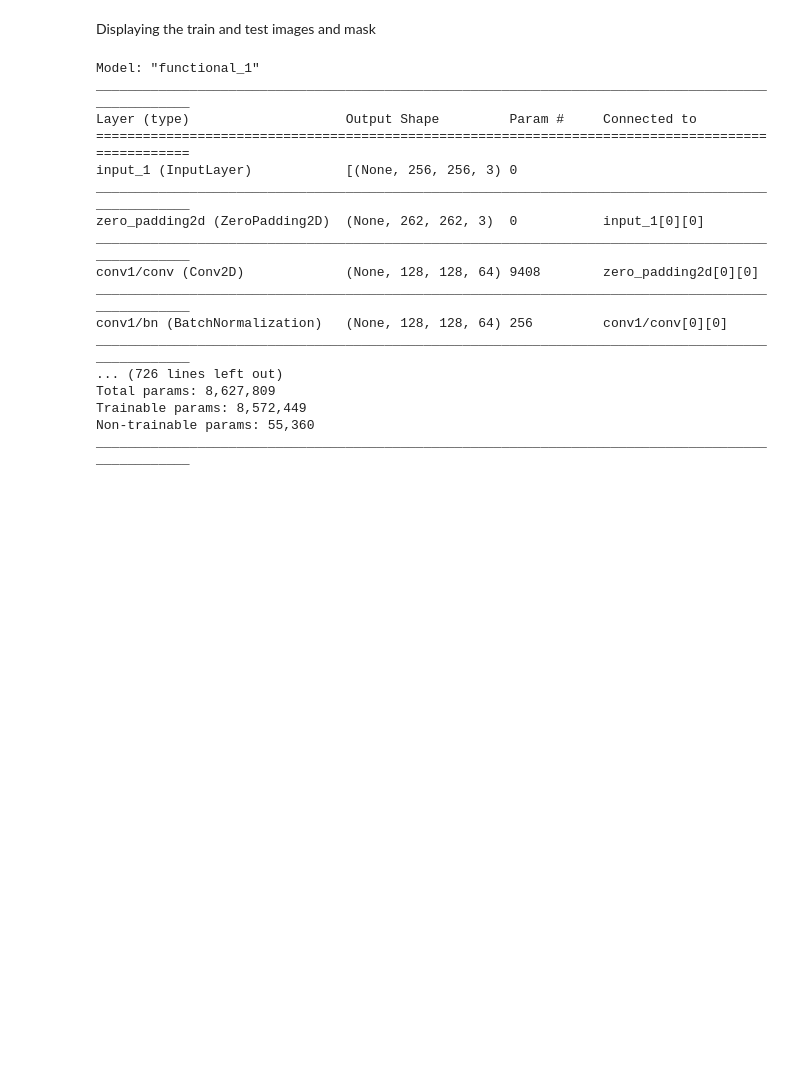
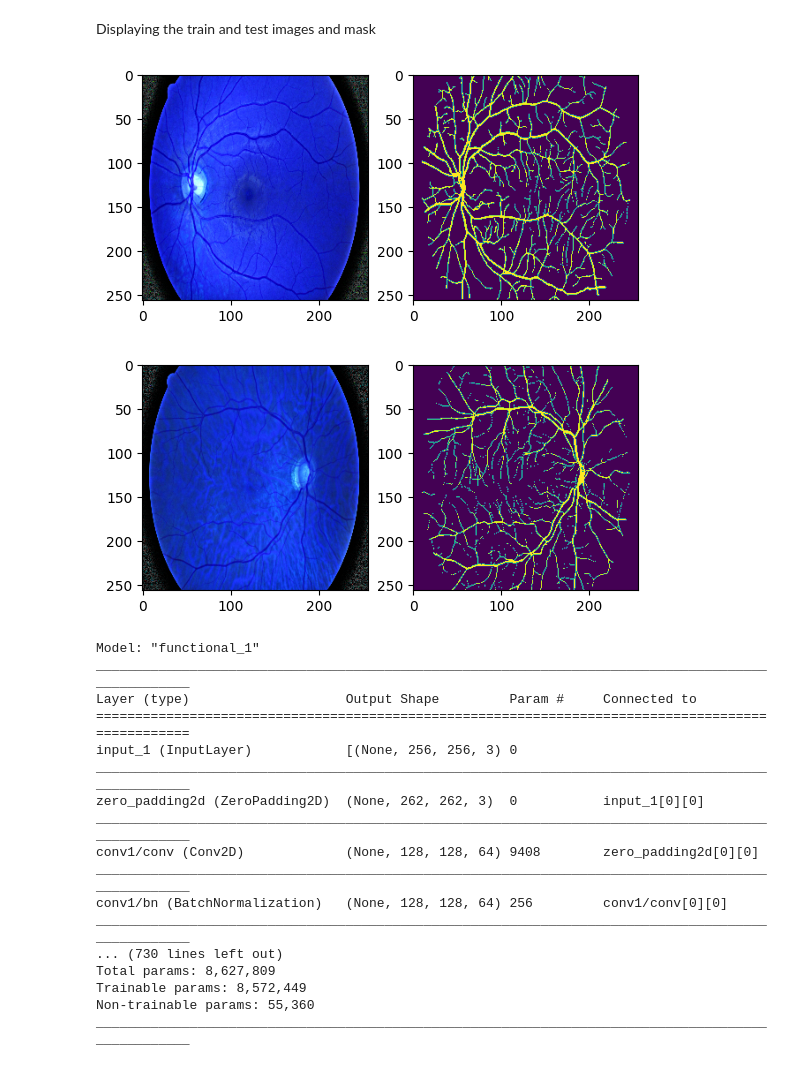
Before and after one commit to u-noob-i/Image-Segmentation, a Jupyter notebook: RetinaVesselSegmentationDenseUnet.ipynb, the cells around one changed output. Saved outputs shown, nothing was run; the diff lists cells and outputs as text; code cells hidden in the pictures; blank space fills up the shorter version.

```diff
--- a/RetinaVesselSegmentationDenseUnet.ipynb
+++ b/RetinaVesselSegmentationDenseUnet.ipynb
@@ -28,19 +28,19 @@ Num GPUs Available:  1
 h = 256
 w = 256
 channels = 3
-batch_size = 8
+batch_size = 12
 buffer_size = 100
-num_epochs = 200
+num_epochs = 300
 lr = 1e-3
 seed = 42
 np.random.seed = seed
 # %% [markdown]
 Loading the image and mask paths
 # %%
-train_path='DDRIVE/Train/Image'
-train_mask_path='DDRIVE/Train/Mask'
-test_path='DDRIVE/Train/Image'
-test_mask_path='DDRIVE/Train/Mask'
+train_path = 'Datasets/RETINA_MIXED/Retina_aug/Train/Image'
+train_mask_path = 'Datasets/RETINA_MIXED/Retina_aug/Train/Mask'
+test_path = 'Datasets/RETINA_MIXED/Retina_aug/Test/Image'
+test_mask_path = 'Datasets/RETINA_MIXED/Retina_aug/Test/Mask'
 
 X_train, Y_train = load_path(train_path, train_mask_path)
 X_test, Y_test = load_path(test_path, test_mask_path)
@@ -54,15 +54,20 @@ Displaying the train and test images and mask
 # %%
 for x, y in Train:
     f, plot = plt.subplots(1,2)
     plot[0].imshow(x[0])
     plot[1].imshow(y[0])
     plt.show();
+    break
 
 for x, y in Test:
     f, plot = plt.subplots(1,2)
     plot[0].imshow(x[0])
     plot[1].imshow(y[0])
     plt.show();
+    break
+# %% [output]
+[figure, added]
+[figure, added]
 # %%
 from tensorflow.keras.optimizers import Adam, SGD
 from tensorflow.keras.metrics import Accuracy, Recall, Precision
@@ -124,7 +129,7 @@ if len(X_test) % batch_size != 0:
 
 input_shape = (h, w, 3)
 model = build_densenet121_unet(input_shape)
-model.compile(optimizer = Adam(lr), loss = dice_loss, metrics = [dice_coef, iou, Accuracy(), Recall(), Precision()])
+model.compile(optimizer = Adam(lr), loss = dice_loss, metrics = [dice_coef, iou, 'accuracy', Recall(), Precision()])
 model.summary()
 # %% [output]
 Model: "functional_1"
@@ -139,7 +144,7 @@ conv1/conv (Conv2D)             (None, 128, 128, 64) 9408        zero_padding2d[
 __________________________________________________________________________________________________
 conv1/bn (BatchNormalization)   (None, 128, 128, 64) 256         conv1/conv[0][0]
 __________________________________________________________________________________________________
-... (726 lines left out)
+... (730 lines left out)
 Total params: 8,627,809
 Trainable params: 8,572,449
 Non-trainable params: 55,360
```
Also changed, not shown: parts of 7 cells of this notebook, 4 other files.
